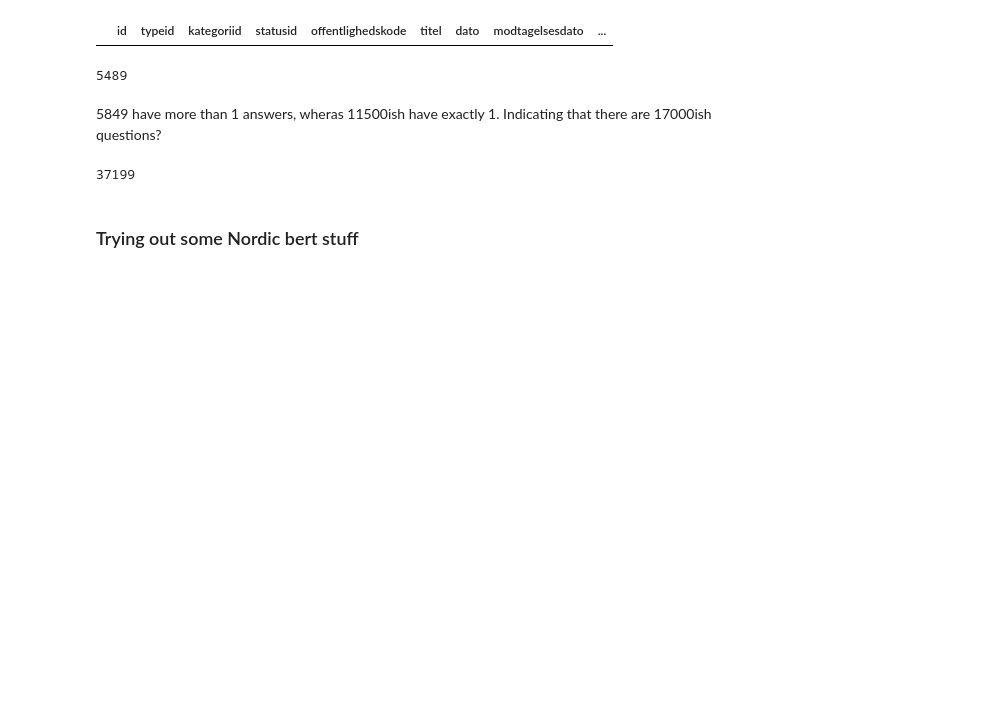
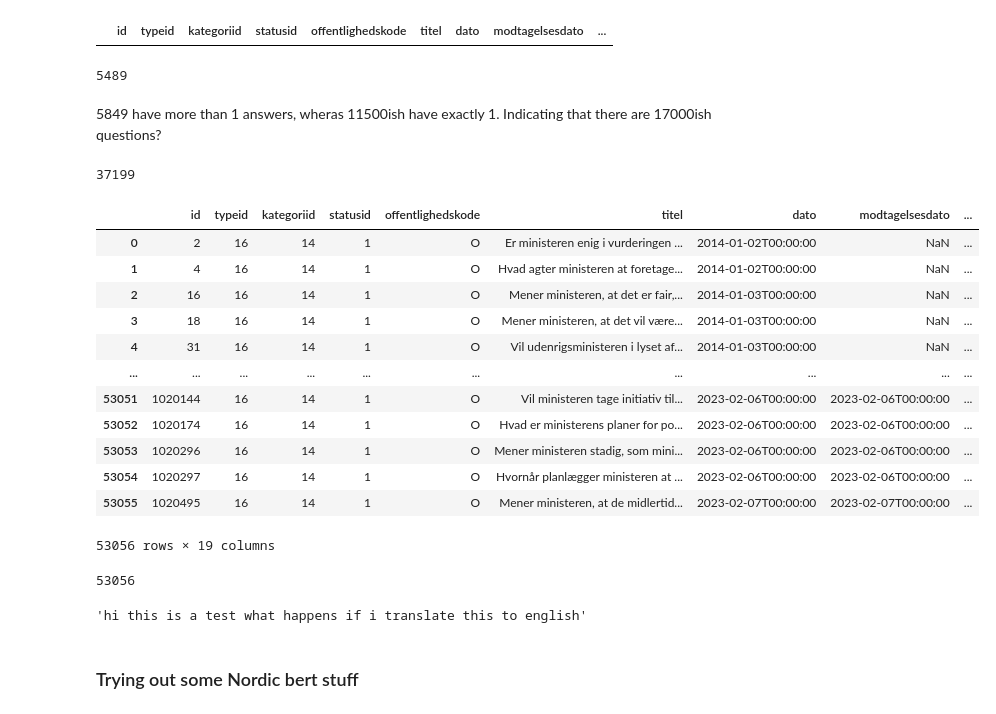
Before and after one commit to Rune-Nedergaard/XAI-NLP, a Jupyter notebook: notebooks/EDA.ipynb, the cells around one changed output. Drawn from its saved outputs; the diff is of its cells as text; code cells hidden in the pictures; blank space fills up the shorter version.

```diff
--- a/notebooks/EDA.ipynb
+++ b/notebooks/EDA.ipynb
@@ -483,3 +516,21 @@ len(p20_answers['titel'].value_counts()[p20_answers['titel'].value_counts() > 1]
 len(p20_answers['id'].unique())
 # %% [output]
 37199
+# %%
+qa = pd.read_csv('../data/raw/questions_with_answers.csv')
+# %%
+qa
+# %% [output]
+|  | id | typeid | kategoriid | statusid | offentlighedskode | titel | dato | modtagelsesdato | ... |
+| 0 | 2 | 16 | 14 | 1 | O | Er ministeren enig i vurderingen ... | 2014-01-02T00:00:00 | NaN | ... |
+| 1 | 4 | 16 | 14 | 1 | O | Hvad agter ministeren at foretage... | 2014-01-02T00:00:00 | NaN | ... |
+| 2 | 16 | 16 | 14 | 1 | O | Mener ministeren, at det er fair,... | 2014-01-03T00:00:00 | NaN | ... |
+| 3 | 18 | 16 | 14 | 1 | O | Mener ministeren, at det vil være... | 2014-01-03T00:00:00 | NaN | ... |
+| 4 | 31 | 16 | 14 | 1 | O | Vil udenrigsministeren i lyset af... | 2014-01-03T00:00:00 | NaN | ... |
+| ... | ... | ... | ... | ... | ... | ... | ... | ... | ... |
+| 53051 | 1020144 | 16 | 14 | 1 | O | Vil ministeren tage initiativ til... | 2023-02-06T00:00:00 | 2023-02-06T00:00:00 | ... |
+| 53052 | 1020174 | 16 | 14 | 1 | O | Hvad er ministerens planer for po... | 2023-02-06T00:00:00 | 2023-02-06T00:00:00 | ... |
+| 53053 | 1020296 | 16 | 14 | 1 | O | Mener ministeren stadig, som mini... | 2023-02-06T00:00:00 | 2023-02-06T00:00:00 | ... |
+| 53054 | 1020297 | 16 | 14 | 1 | O | Hvornår planlægger ministeren at ... | 2023-02-06T00:00:00 | 2023-02-06T00:00:00 | ... |
+| 53055 | 1020495 | 16 | 14 | 1 | O | Mener ministeren, at de midlertid... | 2023-02-07T00:00:00 | 2023-02-07T00:00:00 | ... |
+53056 rows × 19 columns
@@ -486,2 +540,22 @@ len(p20_answers['id'].unique())
+# %%
+len(qa)
+# %% [output]
+53056
+# %%
+import os
+import time
+from tqdm import tqdm
+from google.cloud import translate_v2 as translate
+translate_client = translate.Client()
+
+def translate_text(text, target_language='en'):
+    result = translate_client.translate(text, target_language=target_language)
+    return result['translatedText']
+
+text = "hej dette er en test hvad sker der hvis jeg oversætter dette til engelsk"
+
+translate_text(text)
+# %% [output]
+'hi this is a test what happens if i translate this to english'
 # %% [markdown]
 ### Trying out some Nordic bert stuff
```
Also changed, not shown: parts of 6 cells of this notebook, 4 other files.
